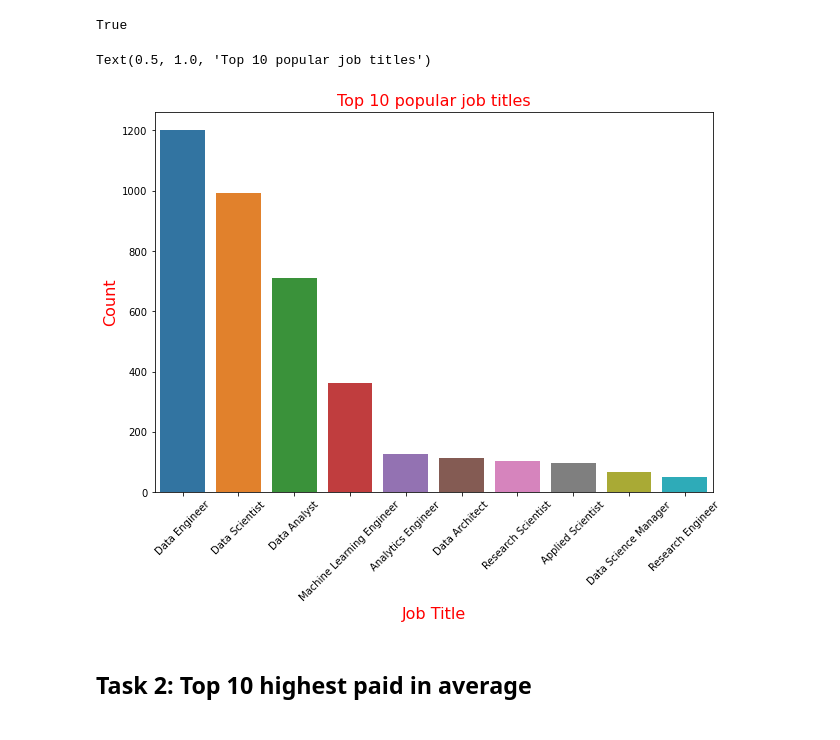
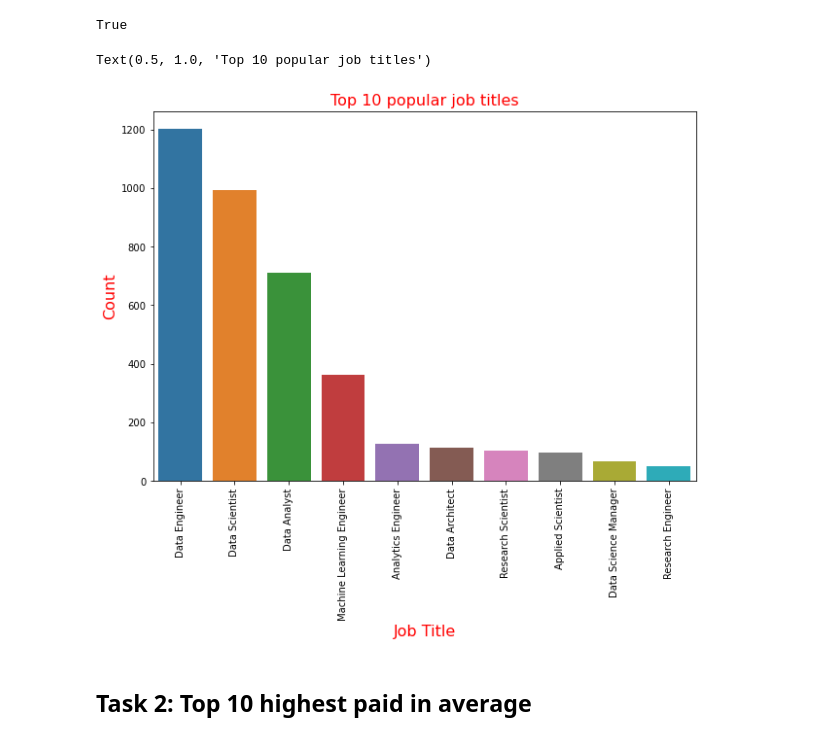
Before and after one commit to honhanbao/PowerBI-Python_Data-Science-Jobs-Salaries, a Jupyter notebook: salaries.ipynb, the cells around one changed output. Drawn from its saved outputs; the diff is of its cells as text; code cells hidden in the pictures.

```diff
--- a/salaries.ipynb
+++ b/salaries.ipynb
@@ -163,13 +163,13 @@ True
 # %%
 plt.figure(figsize=(10, 7))
 sns.barplot(data=df_freq_title, x="Job Title", y="Count")
-plt.xticks(rotation=45)
+plt.xticks(rotation=90)
 plt.xlabel("Job Title", fontsize=16, color='red')
 plt.ylabel("Count", fontsize=16, color='red')
 plt.title("Top 10 popular job titles", fontsize=16, color='red')
 # %% [output]
 Text(0.5, 1.0, 'Top 10 popular job titles')
-[figure, old version]
+[figure, new version]
 # %%
 df_freq_title.to_csv('popular_job_title.csv', index=False)
 # %% [markdown]
```
Also changed, not shown: parts of 16 cells of this notebook.
